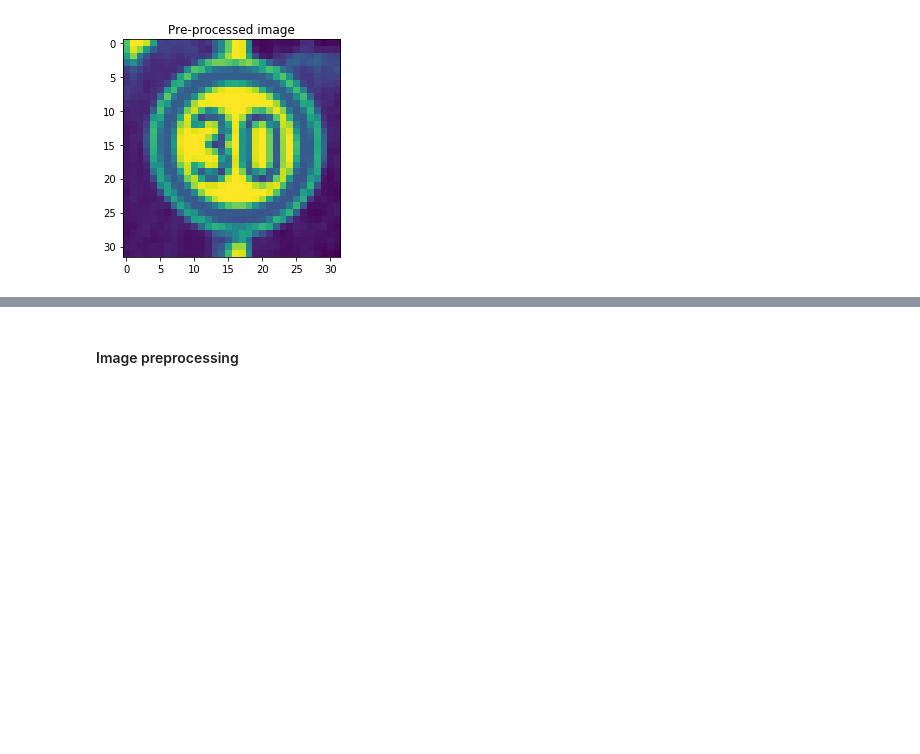
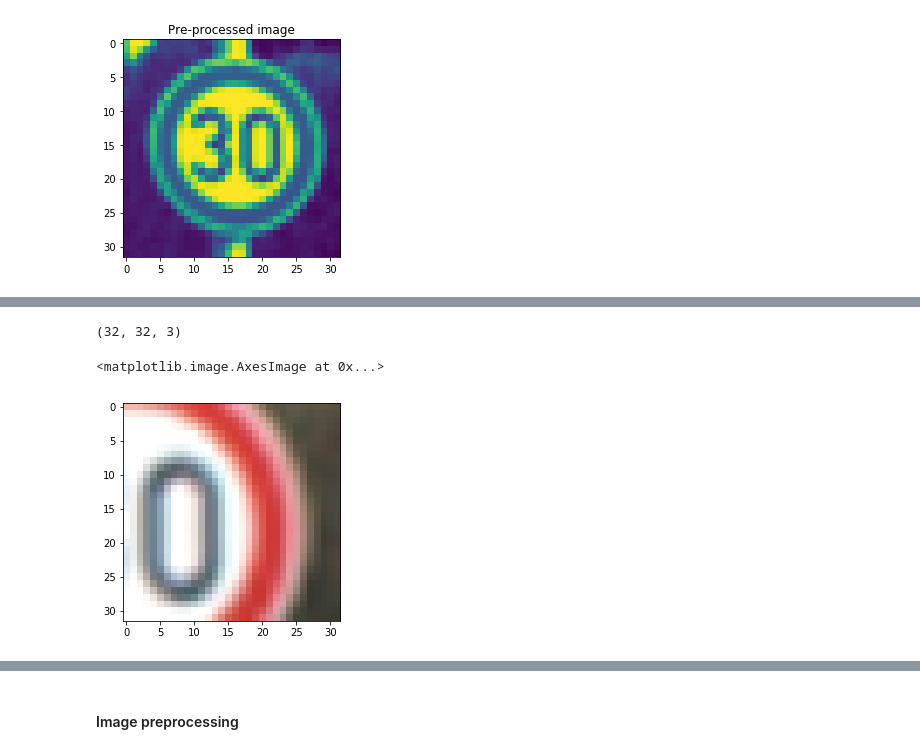
Before and after one commit to wizardkeven/Guokai-Traffic-Sign-Classifier-Project, a Jupyter notebook: Traffic_Sign_Classifier.ipynb, the cells around one changed output, grey strips where cells are left out. Cells and saved outputs as stored; diff of their text form; code cells hidden in the pictures; blank space fills up the shorter version.

```diff
--- a/Traffic_Sign_Classifier.ipynb
+++ b/Traffic_Sign_Classifier.ipynb
@@ -277,0 +321,32 @@ plt.imshow(res)
+# %%
+def random_crop(image=None, crop_frame = (None,None)):
+    if image is None:
+        return None
+    if crop_frame[0] is None or crop_frame[1] is None:
+        return image
+    crop_i = np.copy(image)
+    if len(crop_i.shape) <2:
+        return None
+    #rows number and colunms number of input image
+    rows, cols = crop_i.shape[:2]
+
+    if crop_frame[0] > rows  and crop_frame[1] > cols:
+        print('Expected dimensions exceed input image, original image will be returned!')
+        return image
+    row_max = rows - crop_frame[0]
+    col_max = cols - crop_frame[1]
+    if row_max <= 0:
+        row_max = 0
+    if col_max <= 0:
+        col_max = 0
+
+    row_start = rd.randint(0,row_max)
+    col_start = rd.randint(0,col_max)
+    return crop_i[row_start:row_start+crop_frame[0],col_start:col_start+crop_frame[1]]
+enlarge = random_crop(random_resize(test_np,2,2),(32,32))
+print(enlarge.shape)
+plt.imshow(enlarge)
+# %% [output]
+(32, 32, 3)
+<matplotlib.image.AxesImage at 0x...>
+[figure, added]
```
Also changed, not shown: parts of 15 cells of this notebook.
